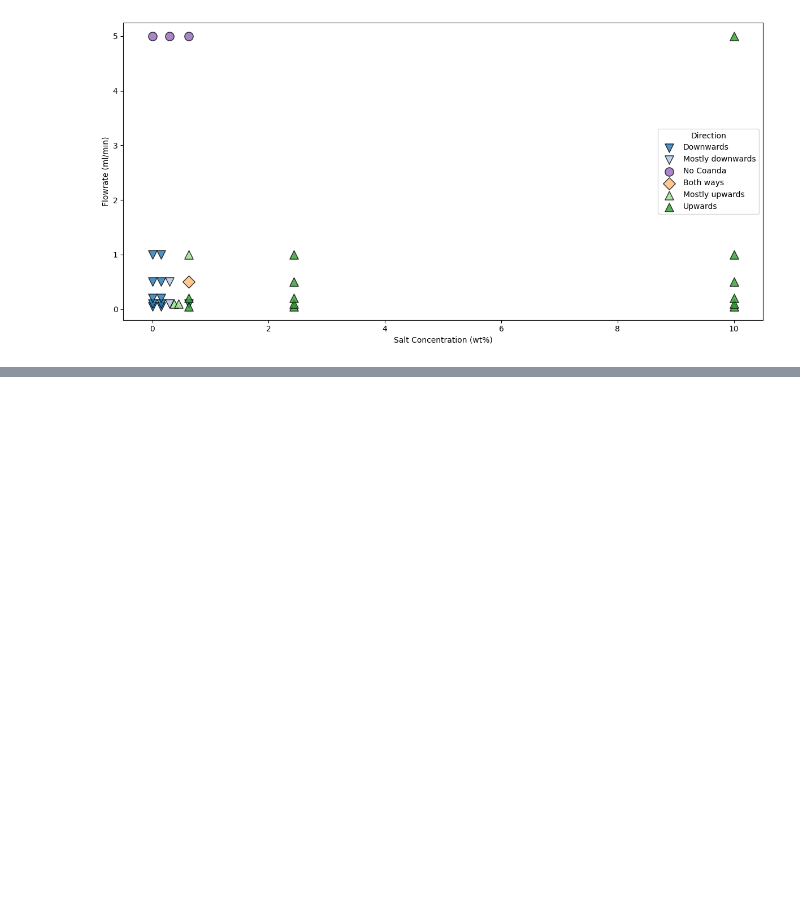
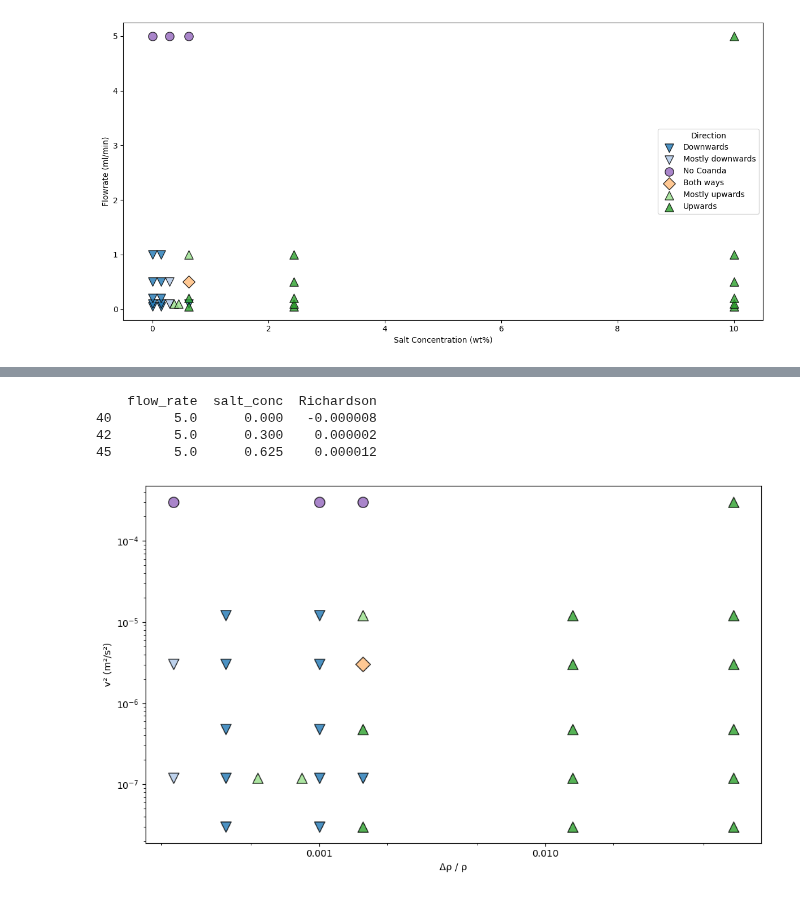
Before and after one commit to ottoittikorn/Projects, a Jupyter notebook: Coanda_results.ipynb, the cells around one changed output, grey strips where cells are left out. Drawn from its saved outputs; the diff is of its cells as text; code cells hidden in the pictures; blank space fills up the shorter version.

```diff
--- a/Coanda_results.ipynb
+++ b/Coanda_results.ipynb
@@ -246,0 +254,56 @@ plt.show()
+# %%
+print(df[df["direction"] == "none"][["flow_rate", "salt_conc", "Richardson"]])
+# %% [output]
+    flow_rate  salt_conc  Richardson
+40        5.0      0.000   -0.000008
+42        5.0      0.300    0.000002
+45        5.0      0.625    0.000012
+# %%
+import matplotlib.ticker as ticker
+
+# Plotting v^2 vs Delta rho / rho
+
+
+# Calculate velocity (U) and Richardson number for each row
+def compute_v_2(row):
+    if row["direction"] == "-":
+        return np.nan
+    rho1 = get_density(row["salt_conc"])  # Use the function for density
+    rho2 = 1001  # Reference density (could be water or another phase)
+    # rho_avg = (rho1 + rho2) / 2
+    Del_rho = abs((rho1 - rho2)/rho2)
+    Q = row["flow_rate"] / 1e6 / 60
+    U = Q / area
+    if U == 0:
+        return np.nan
+    U_s = U**2
+    return U_s, Del_rho
+
+df[["v_2", "Del_rho"]] = pd.DataFrame(df.apply(compute_v_2, axis=1).tolist(), index=df.index)
+
+
+# Plot Richardson number (y) vs flowrate (x)
+plt.figure(figsize=(10, 6))
+for code, color in direction_colors.items():
+    subset = df[(df["direction_code"] == code) & (~df["v_2"].isna()) & (~df["Del_rho"].isna())]
+    marker_style = direction_markers.get(code, "o")
+    plt.scatter(
+        subset["Del_rho"],
+        subset["v_2"],
+        color=color,
+        s=120,
+        edgecolor="k",
+        alpha=0.8,
+        label=direction_labels[code],
+        marker=marker_style
+    )
+plt.xlabel("Δρ / ρ")
+plt.ylabel("v² (m²/s²)")
+plt.yscale("log")
+plt.xscale("log", base=10, subs=[1, 2, 5])  # Log scale with custom ticks
+plt.gca().xaxis.set_major_formatter(ticker.FormatStrFormatter('%.3f'))
+# plt.legend(title="Direction")
+plt.tight_layout()
+plt.show()
+# %% [output]
+[figure, added]
```
Also changed, not shown: parts of 1 cell of this notebook.
